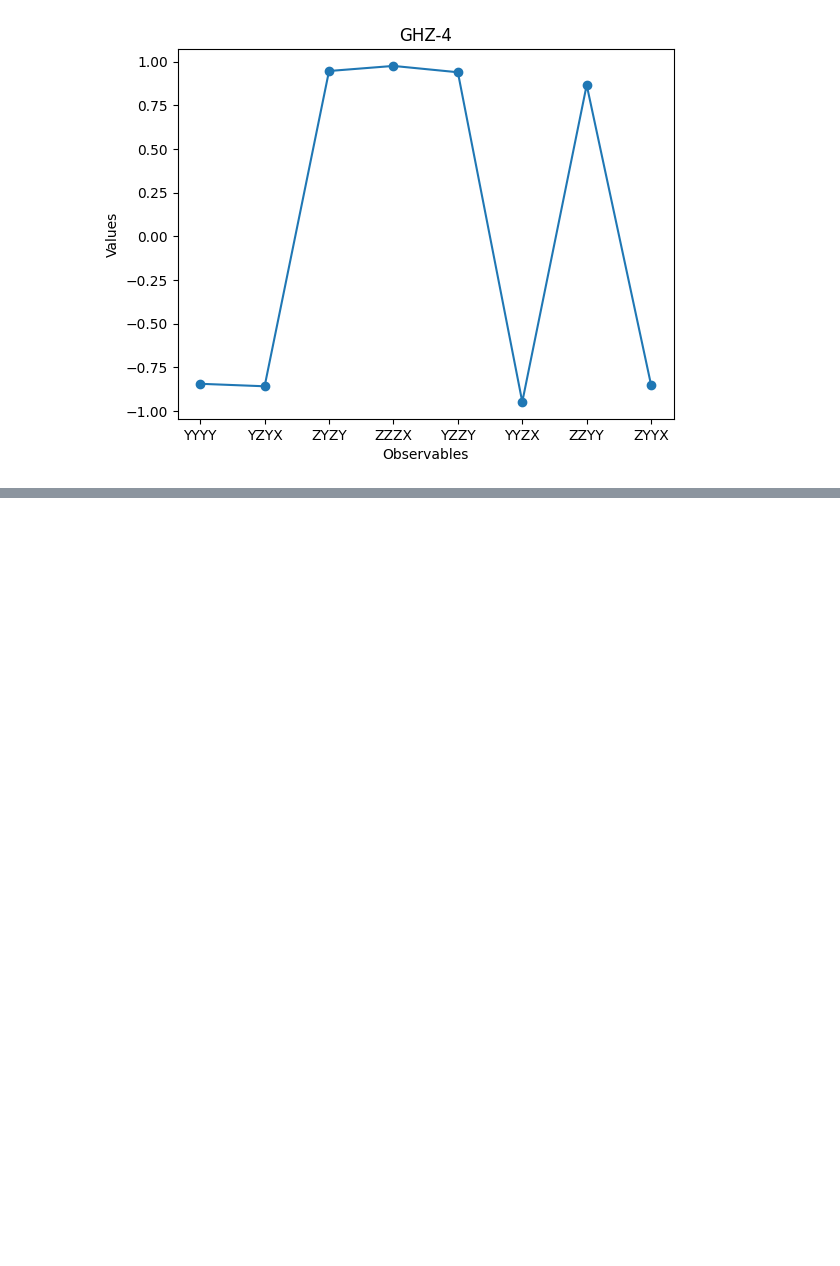
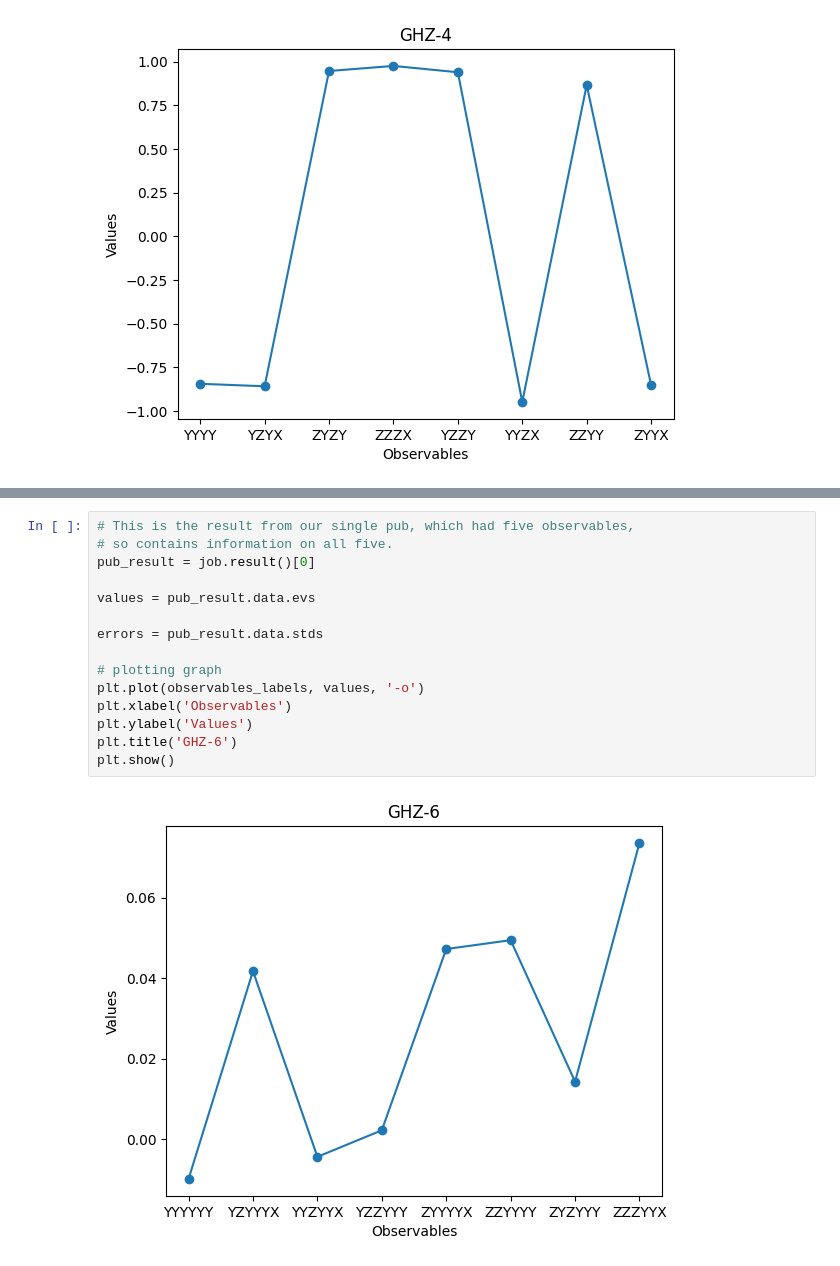
Before and after one commit to rox-pokc/graphState, a Jupyter notebook: examples/experiment.ipynb, the cells around one changed output, grey strips where cells are left out. Cells and saved outputs as stored; diff of their text form; blank space fills up the shorter version.

```diff
--- a/examples/experiment.ipynb
+++ b/examples/experiment.ipynb
@@ -117,0 +170,17 @@ plt.show()
+# %%
+# This is the result from our single pub, which had five observables,
+# so contains information on all five.
+pub_result = job.result()[0]
+
+values = pub_result.data.evs
+
+errors = pub_result.data.stds
+
+# plotting graph
+plt.plot(observables_labels, values, '-o')
+plt.xlabel('Observables')
+plt.ylabel('Values')
+plt.title('GHZ-6')
+plt.show()
+# %% [output]
+[figure, added]
```
Also changed, not shown: parts of 7 cells of this notebook, 1 other file.
